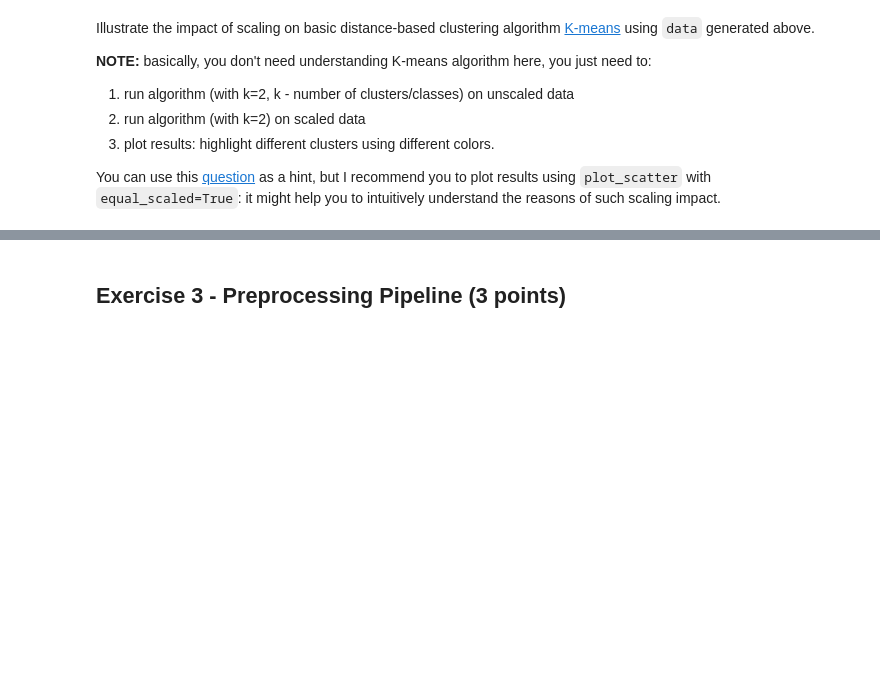
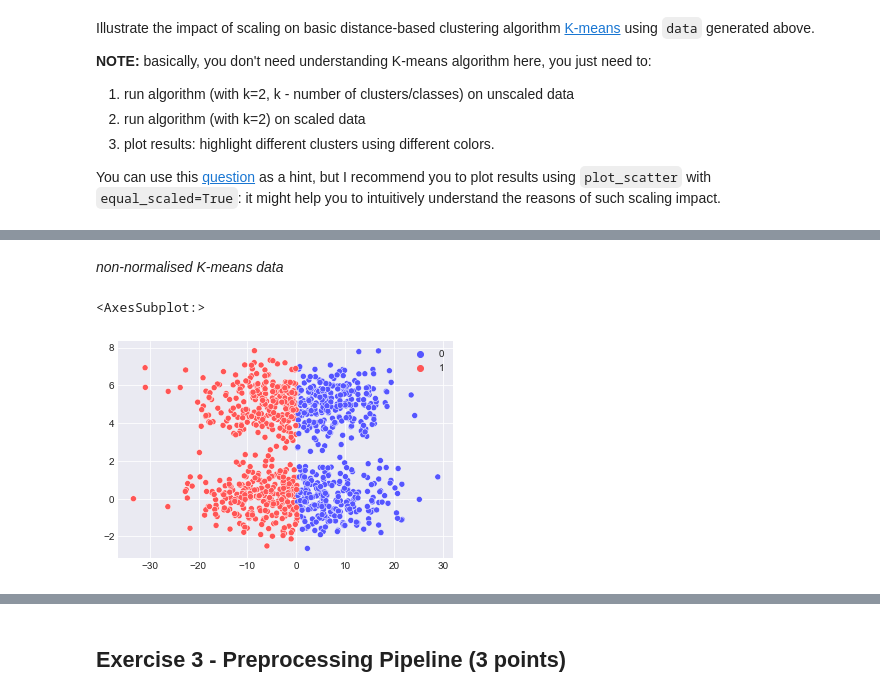
Before and after one commit to kinkpunk/ml-intro, a Jupyter notebook: 4_feature_engineering_selection/feature_engineering_selection.ipynb, the cells around one changed output, grey strips where cells are left out. Saved outputs shown, nothing was run; the diff lists cells and outputs as text; code cells hidden in the pictures; blank space fills up the shorter version.

```diff
--- a/4_feature_engineering_selection/feature_engineering_selection.ipynb
+++ b/4_feature_engineering_selection/feature_engineering_selection.ipynb
@@ -564,9 +572,9 @@ You can use this [question](https://stats.stackexchange.com/questions/89809/is-i
 ## your code
 k_data = data.copy()
 Kmean = KMeans(n_clusters=2)
-k_data = Kmean.fit_transform(k_data)
+clusters = Kmean.fit_predict(k_data)
 
 k_sc_data = sc_data.copy()
 Kmean = KMeans(n_clusters=2)
-k_sc_data = Kmean.fit_transform(k_sc_data)
+sc_clusters = Kmean.fit_predict(k_sc_data)
 # %%
@@ -579,0 +583,7 @@ plot_scatter(k_sc_data[:, 0], k_sc_data[:, 1], auto_scaled=True, title='K-mean S
+# %% [markdown]
+*non-normalised K-means data*
+# %%
+sns.scatterplot(x=k_data[:, 0], y=k_data[:, 1], hue=clusters, palette='seismic')
+# %% [output]
+<AxesSubplot:>
+[figure, added]
```
Also changed, not shown: parts of 34 cells of this notebook.
